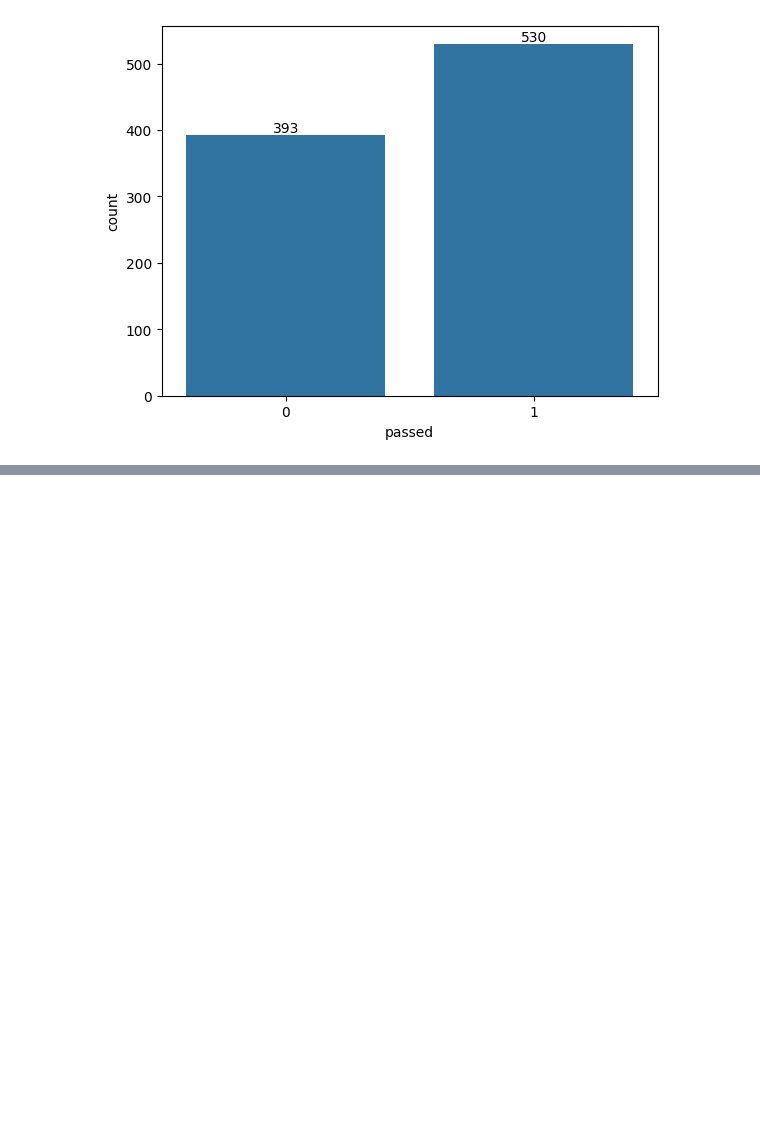
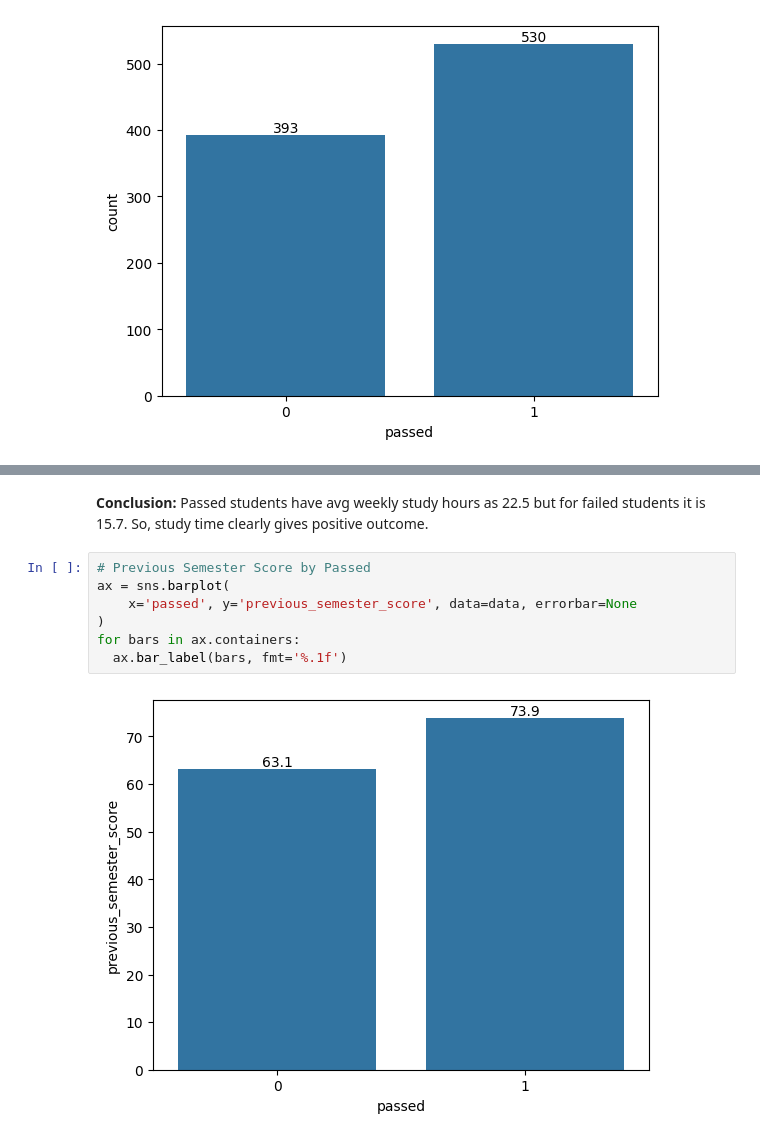
Before and after one commit to T1050/student-performance-predictor, a Jupyter notebook: student-performance-predictor.ipynb, the cells around one changed output, grey strips where cells are left out. Cells and saved outputs as stored; diff of their text form; blank space fills up the shorter version.

```diff
--- a/student-performance-predictor.ipynb
+++ b/student-performance-predictor.ipynb
@@ -202,0 +219,11 @@ Average Final Score by Study Hours Bracket
+# %% [markdown]
+**Conclusion:** Passed students have avg weekly study hours as 22.5 but for failed students it is 15.7. So, study time clearly gives positive outcome.
+# %%
+# Previous Semester Score by Passed
+ax = sns.barplot(
+    x='passed', y='previous_semester_score', data=data, errorbar=None
+)
+for bars in ax.containers:
+  ax.bar_label(bars, fmt='%.1f')
+# %% [output]
+[figure, added]
```
Also changed, not shown: parts of 17 cells of this notebook.
